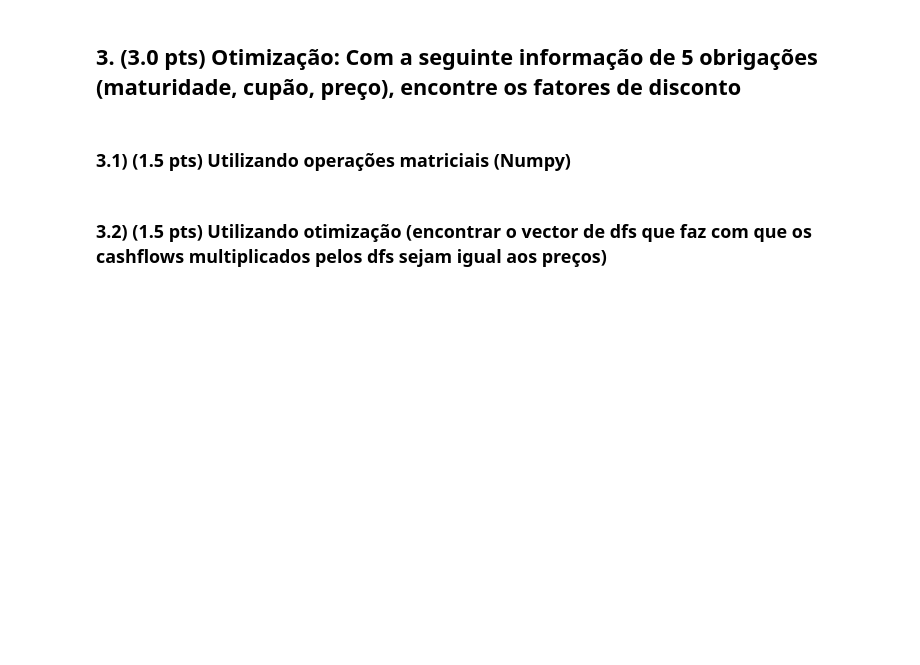
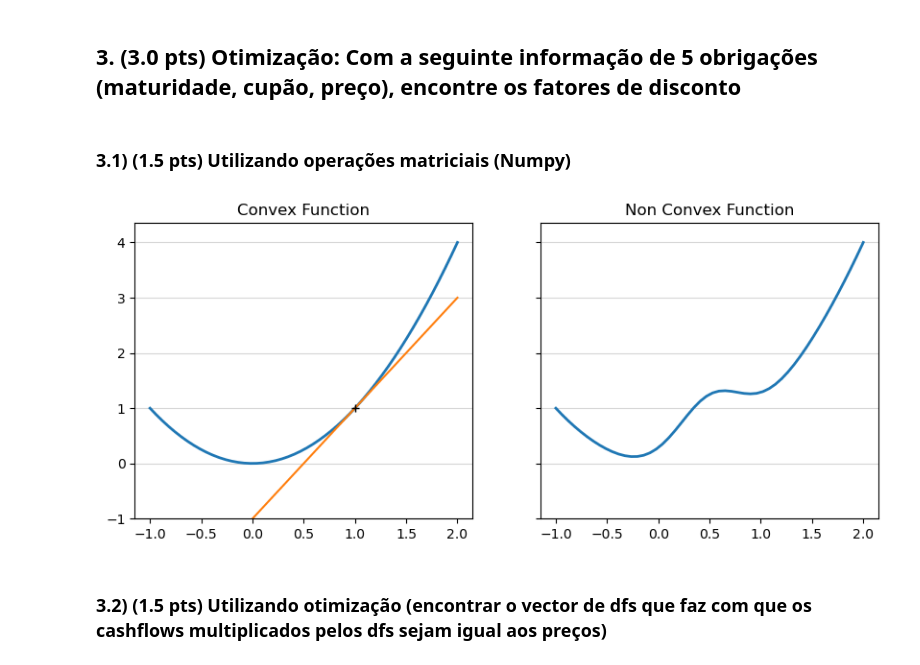
Before and after one commit to Brutosippon/projecto1, a Jupyter notebook: 2022 CF_GRUPO_K.ipynb, the cells around one changed output. Saved outputs shown, nothing was run; the diff lists cells and outputs as text; code cells hidden in the pictures; blank space fills up the shorter version.

```diff
--- a/2022 CF_GRUPO_K.ipynb
+++ b/2022 CF_GRUPO_K.ipynb
@@ -532,5 +517,21 @@ date
 ## 3. (3.0 pts) Otimização: Com a seguinte informação de 5 obrigações (maturidade, cupão, preço), encontre os fatores de disconto
 # %% [markdown]
 ### 3.1) (1.5 pts) Utilizando operações matriciais (Numpy)
+# %%
+x = np.linspace(-1, 2)
+fig, (ax1, ax2) = plt.subplots(1,  2, figsize=(10, 4), sharey=True)
+
+ax1.plot(x, x**2, linewidth=2)
+ax1.plot(x, 2*x - 1)
+ax1.plot(1, 1, 'k+')
+ax1.set_ylim(ymin=-1)
+ax1.grid(alpha=0.5, axis='y')
+ax1.set_title('Convex Function')
+
+ax2.plot(x, x**2 + np.exp(-5*(x - .5)**2), linewidth=2)
+ax2.grid(alpha=0.5, axis='y')
+ax2.set_title('Non Convex Function');
+# %% [output]
+[figure, added]
 # %% [markdown]
 ### 3.2) (1.5 pts) Utilizando otimização (encontrar o vector de dfs que faz com que os cashflows multiplicados pelos dfs sejam igual aos preços)
```
Also changed, not shown: parts of 9 cells of this notebook, 2 other files.
